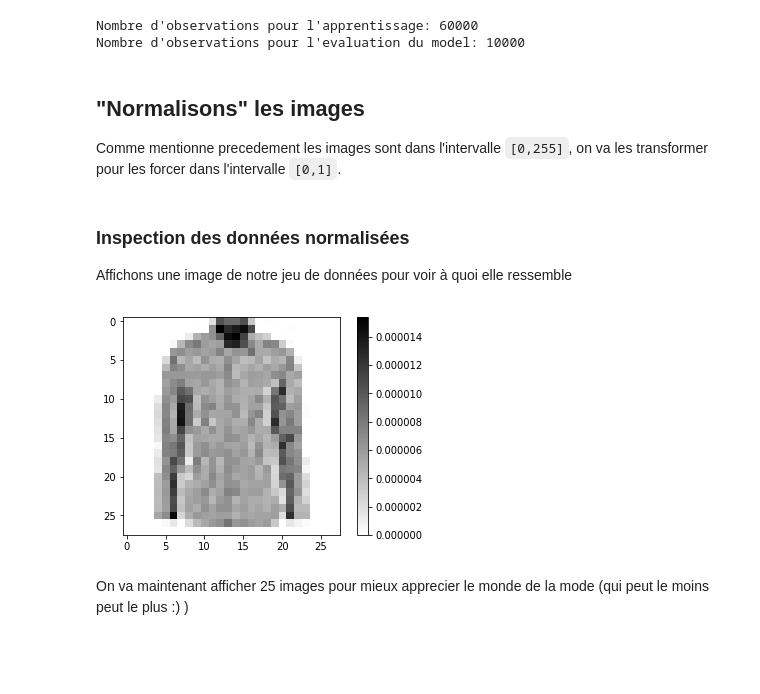
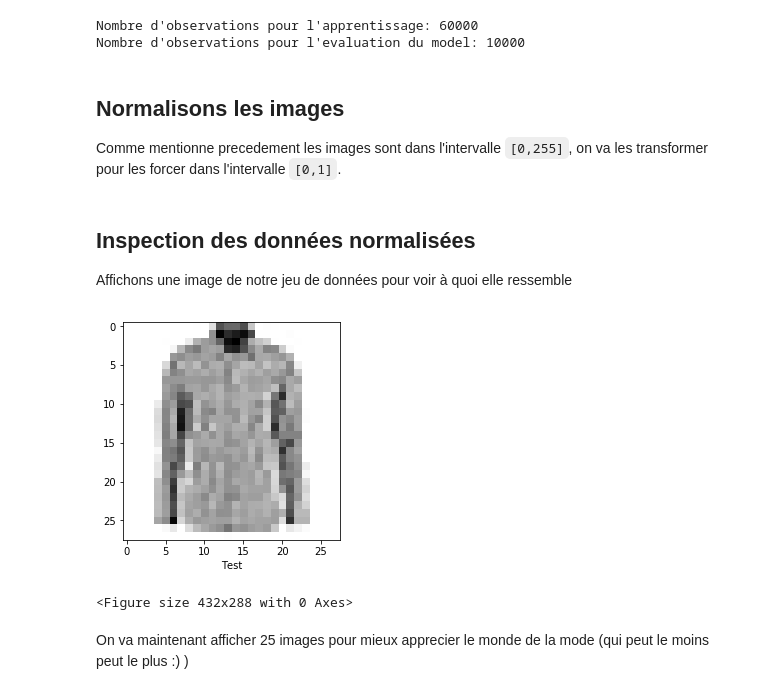
Before and after one commit to eliaswalyba/linux-day, a Jupyter notebook: Fashion_MNIST_TensorFlow_Classification_d'images.ipynb, the cells around one changed output. Drawn from its saved outputs; the diff is of its cells as text; code cells hidden in the pictures; blank space fills up the shorter version.

```diff
--- a/Fashion_MNIST_TensorFlow_Classification_d'images.ipynb
+++ b/Fashion_MNIST_TensorFlow_Classification_d'images.ipynb
@@ -149,22 +208,9 @@ Nombre d'observations pour l'evaluation du model: 10000
 # %%
 my_image = next(iter(train_dataset))[0].numpy()
 # %% [markdown]
-## "Normalisons" les images
+## Normalisons les images
 
 Comme mentionne precedement les images sont dans l'intervalle  `[0,255]`, on va les transformer pour les forcer dans l'intervalle `[0,1]`.
-# %%
-def plot_image(image, label, c=plt.cm.binary, multiple=False, dims=None):
-    plt.grid(False)
-    plt.imshow(image, cmap=c)
-    plt.xlabel(label)
-    if multiple:
-        plt.subplot(*dims)
-        plt.xticks([])
-        plt.yticks([])
-    else:
-        plt.figure()
-        plt.colorbar()
-        plt.show()
 # %%
 def normalize(images, labels):
   return tf.cast(images, tf.float32) / 255, labels
@@ -172,17 +218,18 @@ def normalize(images, labels):
 train_dataset =  train_dataset.map(normalize)
 test_dataset  =  test_dataset.map(normalize)
 # %% [markdown]
-### Inspection des données normalisées
+## Inspection des données normalisées
 
 Affichons une image de notre jeu de données pour voir à quoi elle ressemble
 # %%
 # On va prendre une image et enlever la derniere dimension qui represente la couleur (de toute façon on a qu'un seul élément)
 image = next(iter(test_dataset.take(1)))[0].numpy().reshape((28,28))
 
 # Affichons l'image - La mode dans toute sa splendeur :)
-plot_image(image)
+plot_image(image, "Test")
 # %% [output]
-[figure, old version]
+[figure, new version]
+<Figure size 432x288 with 0 Axes>
 # %% [markdown]
 On va maintenant afficher 25 images pour mieux apprecier le monde de la mode (qui peut le moins peut le plus :) )
 # %%
```
Also changed, not shown: parts of 34 cells of this notebook.
